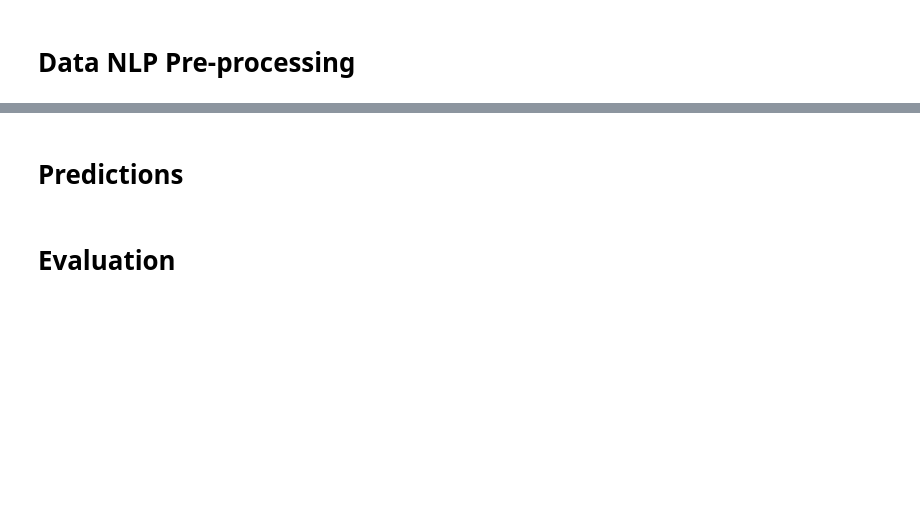
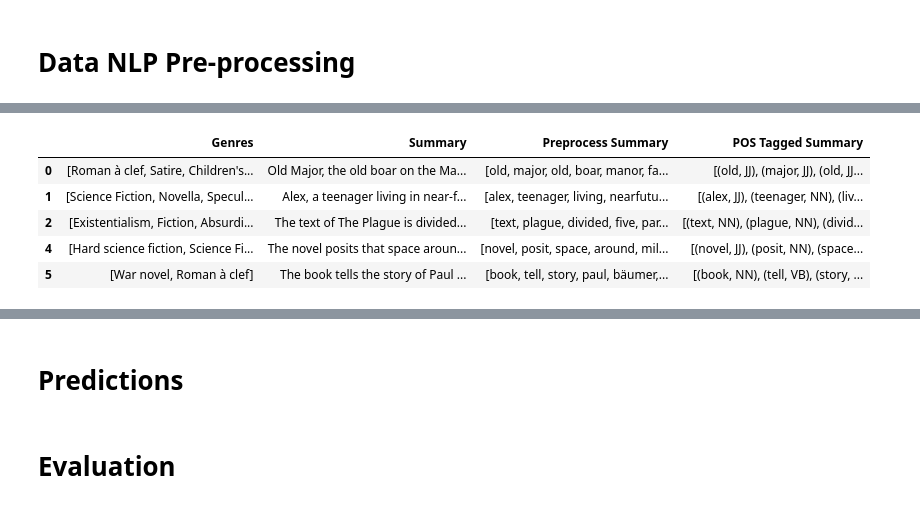
Before and after one commit to 7ben18/fhnw-npr-Natural-Language-Processing, a Jupyter notebook: mini-challenge1/npr-minichallenge1-yannic-ben.ipynb, the cells around one changed output, grey strips where cells are left out. Saved outputs shown, nothing was run; the diff lists cells and outputs as text; code cells hidden in the pictures; blank space fills up the shorter version.

Commit message:
add preprocessing, tokenization, first tfidf-svm

```diff
--- a/mini-challenge1/npr-minichallenge1-yannic-ben.ipynb
+++ b/mini-challenge1/npr-minichallenge1-yannic-ben.ipynb
@@ -182,0 +208,26 @@ plt.show()
+# %%
+# select the relevant columns
+df_clean = df_clean[['Genres', 'Summary']].copy()
+
+# Initialize stop words and lemmatizer
+stop_words = set(stopwords.words('english'))
+
+# preprocess Summary column and add it to the dataframe
+def preprocess_summary(summary_text: str):
+    # case folding to lower case
+    summary_text = summary_text.lower()
+    # remove punctuation, kommas, dots, and other special characters
+    summary_text = summary_text.translate(str.maketrans('', '', string.punctuation))
+    # remove stopwords
+    summary_text = [word for word in summary_text.split() if word not in stop_words]
+    # lemmatize words
+    summary_text = [WordNetLemmatizer().lemmatize(word) for word in summary_text]
+    # Tokenize
+    summary_text = word_tokenize(" ".join(summary_text))
+    return summary_text
+
+# apply preprocess function to Summary column
+df_clean['Preprocess Summary'] = df_clean['Summary'].apply(preprocess_summary)
+
+# display the cleaned dataframe
+display(df_clean.head())
@@ -182,0 +241,18 @@ plt.show()
+# %%
+def pos_tag_text(tokens: list):
+    pos_tagged = nltk.pos_tag(tokens)
+    # Returning the tags as a string
+    return pos_tagged
+
+# apply pos_tag_text function to Summary column
+df_clean['POS Tagged Summary'] = df_clean['Preprocess Summary'].apply(pos_tag_text)
+
+# display the cleaned dataframe
+display(df_clean.head())
+# %% [output]
+|  | Genres | Summary | Preprocess Summary | POS Tagged Summary |
+| 0 | [Roman à clef, Satire, Children's... | Old Major, the old boar on the Ma... | [old, major, old, boar, manor, fa... | [(old, JJ), (major, JJ), (old, JJ... |
+| 1 | [Science Fiction, Novella, Specul... | Alex, a teenager living in near-f... | [alex, teenager, living, nearfutu... | [(alex, JJ), (teenager, NN), (liv... |
+| 2 | [Existentialism, Fiction, Absurdi... | The text of The Plague is divided... | [text, plague, divided, five, par... | [(text, NN), (plague, NN), (divid... |
+| 4 | [Hard science fiction, Science Fi... | The novel posits that space aroun... | [novel, posit, space, around, mil... | [(novel, JJ), (posit, NN), (space... |
+| 5 | [War novel, Roman à clef] | The book tells the story of Paul ... | [book, tell, story, paul, bäumer,... | [(book, NN), (tell, VB), (story, ... |
```
Also changed, not shown: parts of 9 cells of this notebook.
